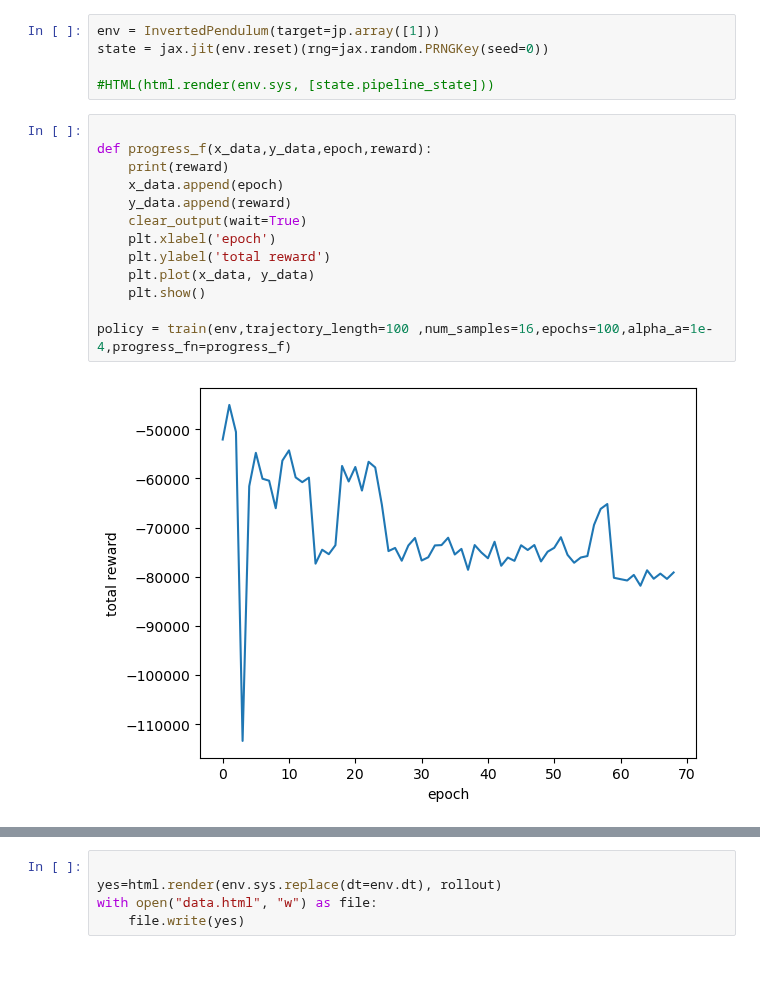
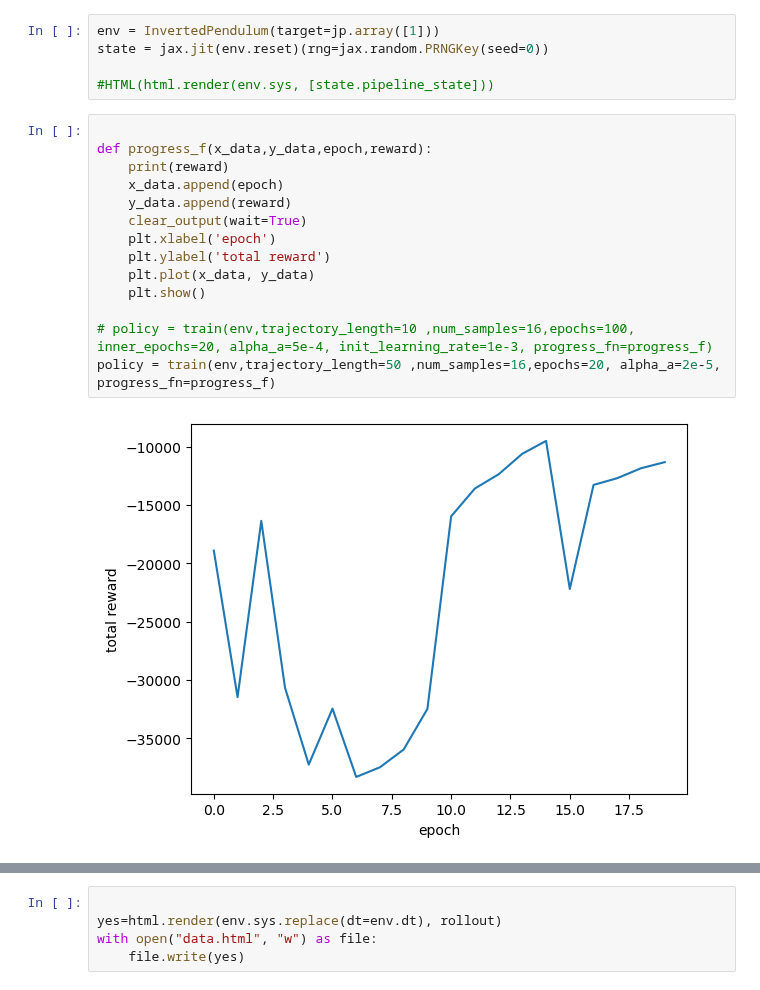
Before and after one commit to dcsteinhauser/HDS, a Jupyter notebook: run_PODS.ipynb, the cells around one changed output, grey strips where cells are left out. Saved outputs shown, nothing was run; the diff lists cells and outputs as text.

```diff
--- a/run_PODS.ipynb
+++ b/run_PODS.ipynb
@@ -35,15 +35,16 @@ state = jax.jit(env.reset)(rng=jax.random.PRNGKey(seed=0))
 # %%
 
 def progress_f(x_data,y_data,epoch,reward):
     print(reward)
     x_data.append(epoch)
     y_data.append(reward)
     clear_output(wait=True)
     plt.xlabel('epoch')
     plt.ylabel('total reward')
     plt.plot(x_data, y_data)
     plt.show()
 
-policy = train(env,trajectory_length=100 ,num_samples=16,epochs=100,alpha_a=1e-4,progress_fn=progress_f)
+# policy = train(env,trajectory_length=10 ,num_samples=16,epochs=100, inner_epochs=20, alpha_a=5e-4, init_learning_rate=1e-3, progress_fn=progress_f)
+policy = train(env,trajectory_length=50 ,num_samples=16,epochs=20, alpha_a=2e-5, progress_fn=progress_f)
 # %% [output]
-[figure, old version]
+[figure, new version]
```
Also changed, not shown: parts of 4 cells of this notebook, 6 other files.
